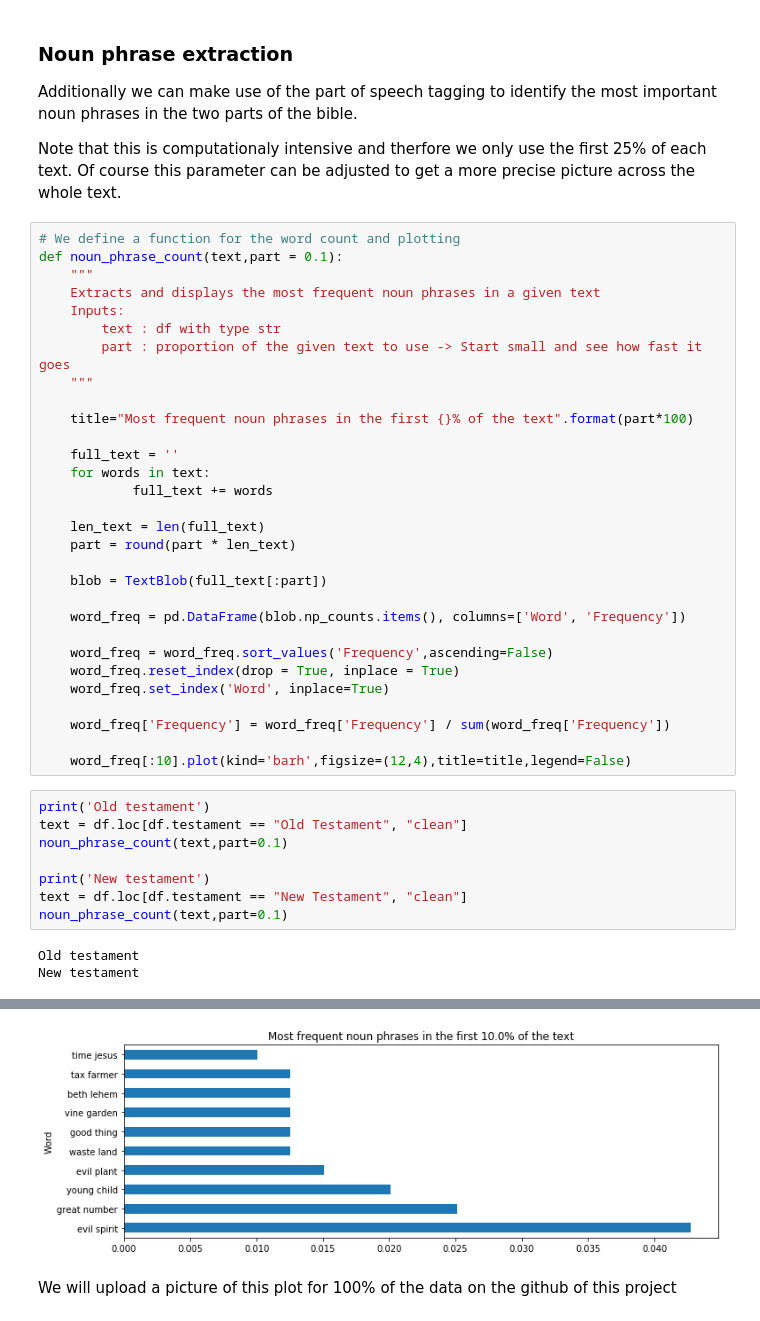
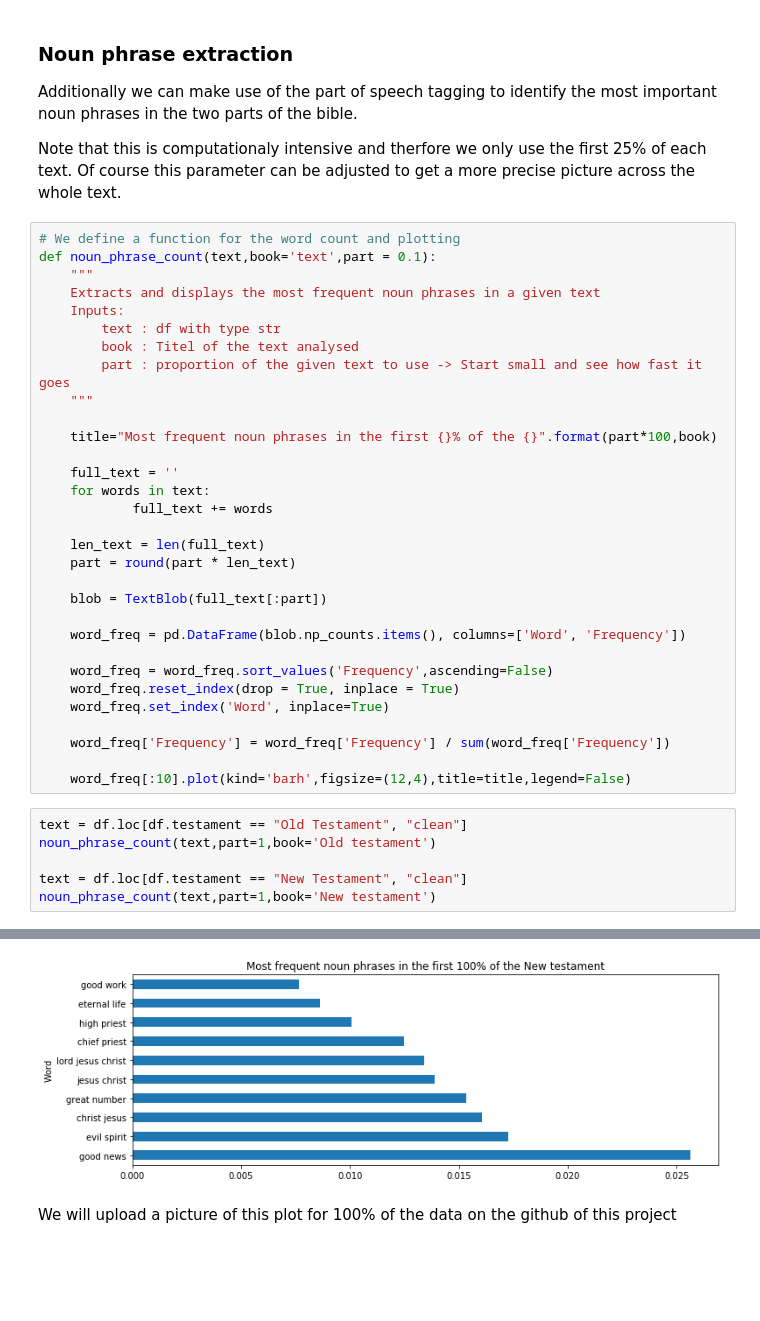
Before and after one commit to Amglex/Machine-Learning-for-textual-data, a Jupyter notebook: ML_Project.ipynb, the cells around one changed output, grey strips where cells are left out. Cells and saved outputs as stored; diff of their text form; blank space fills up the shorter version.

Commit message:
Small updates and final run-through with 100% of all texts

```diff
--- a/ML_Project.ipynb
+++ b/ML_Project.ipynb
@@ -443,15 +446,16 @@ Additionally we can make use of the part of speech tagging to identify the most
 Note that this is computationaly intensive and therfore we only use the first 25% of each text. Of course this parameter can be adjusted to get a more precise picture across the whole text.
 # %%
 # We define a function for the word count and plotting
-def noun_phrase_count(text,part = 0.1):
+def noun_phrase_count(text,book='text',part = 0.1):
     """
     Extracts and displays the most frequent noun phrases in a given text
     Inputs:
         text : df with type str
+        book : Titel of the text analysed
         part : proportion of the given text to use -> Start small and see how fast it goes
     """
 
-    title="Most frequent noun phrases in the first {}% of the text".format(part*100)
+    title="Most frequent noun phrases in the first {}% of the {}".format(part*100,book)
 
     full_text = ''
     for words in text:
@@ -472,13 +476,9 @@ def noun_phrase_count(text,part = 0.1):
 
     word_freq[:10].plot(kind='barh',figsize=(12,4),title=title,legend=False)
 # %%
-print('Old testament')
 text = df.loc[df.testament == "Old Testament", "clean"]
-noun_phrase_count(text,part=0.1)
+noun_phrase_count(text,part=1,book='Old testament')
 
-print('New testament')
 text = df.loc[df.testament == "New Testament", "clean"]
-noun_phrase_count(text,part=0.1)
+noun_phrase_count(text,part=1,book='New testament')
 # %% [output]
-Old testament
-New testament
@@ -486,4 +486,4 @@ New testament
-[figure, old version]
+[figure, new version]
 # %% [markdown]
 We will upload a picture of this plot for 100% of the data on the github of this project
 # %% [markdown]
```
Also changed, not shown: parts of 41 cells of this notebook, 5 other files.
